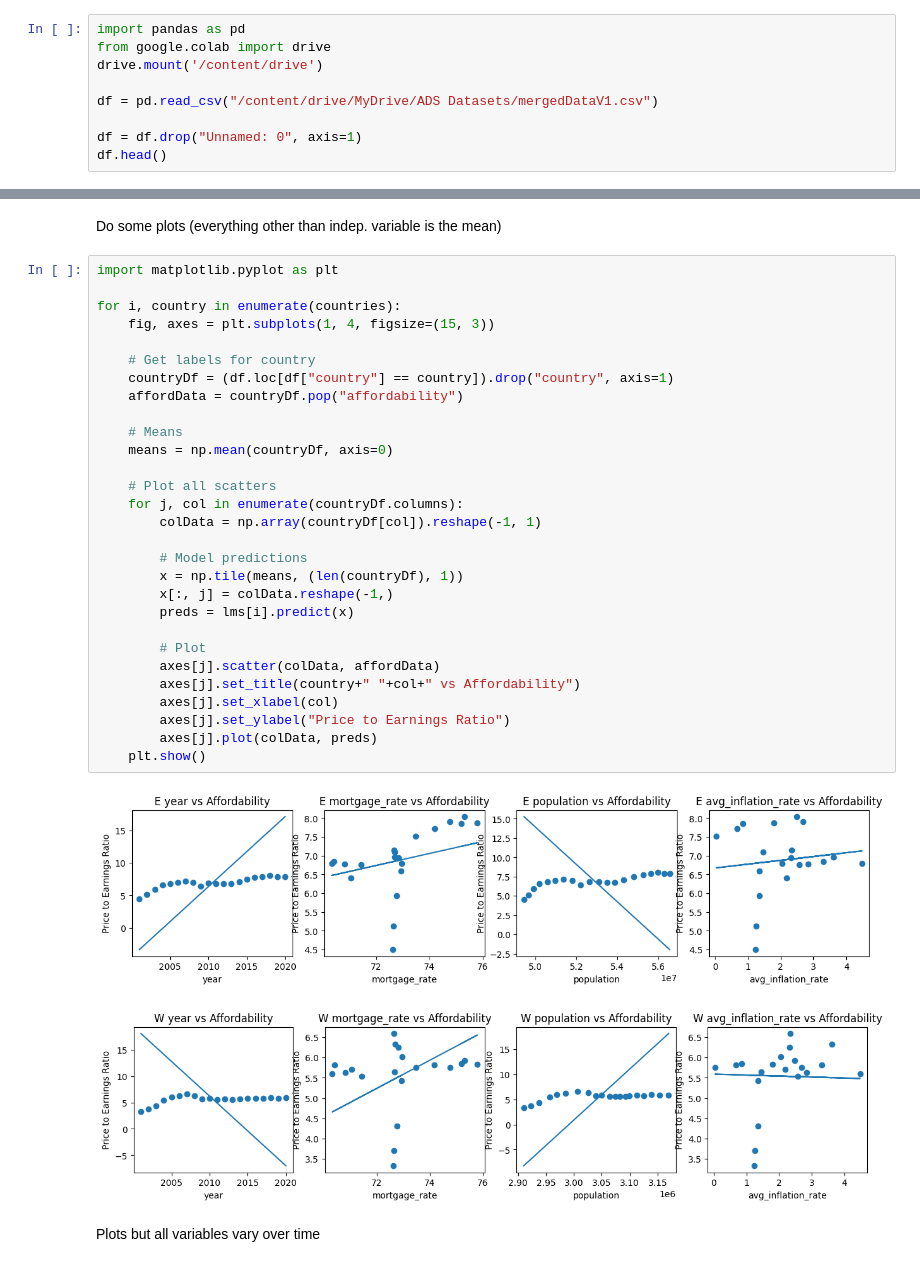
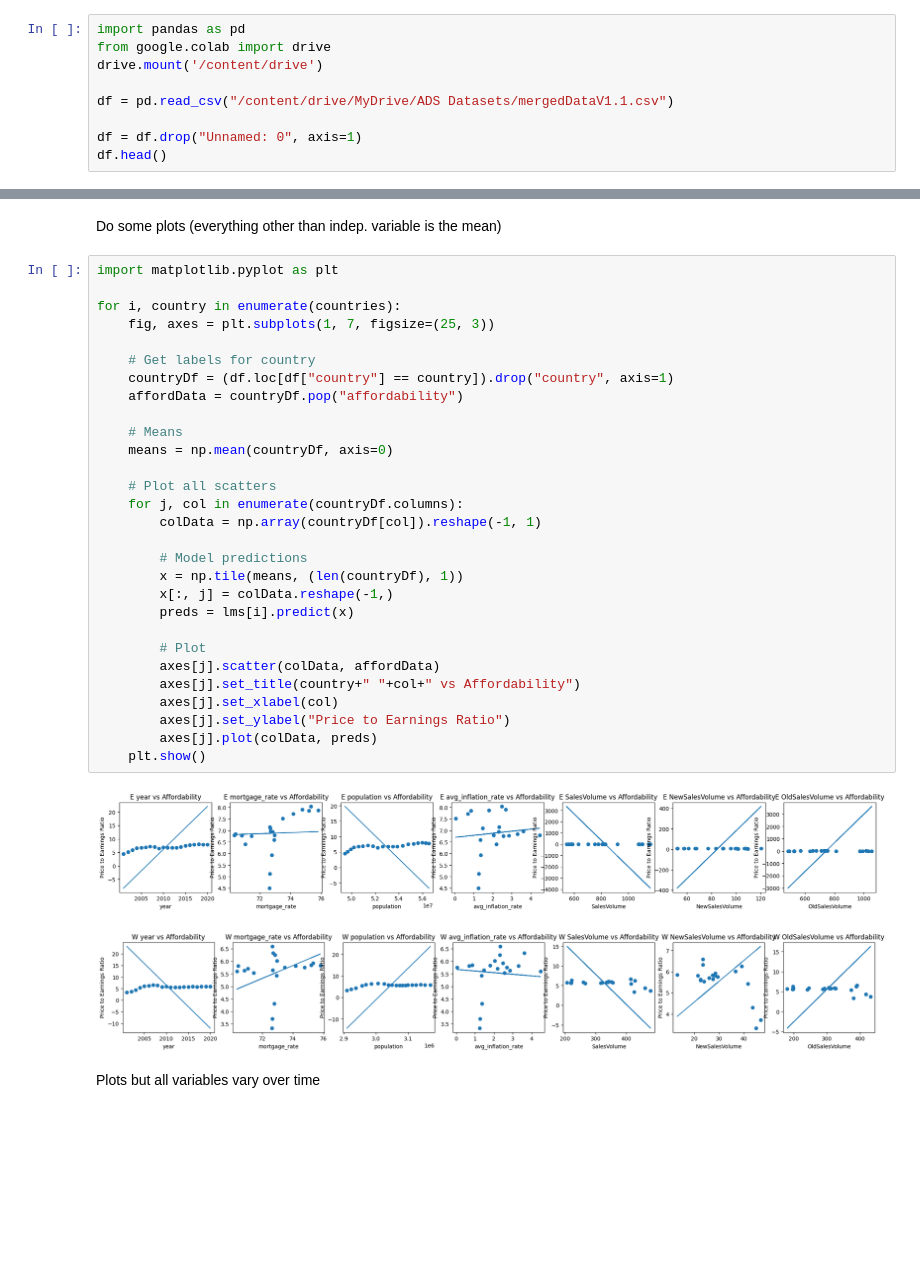
Before and after one commit to qa21336/HousingStatisticsAnalysis-, a Jupyter notebook: Merged_Data_Feature_Evaluation.ipynb, the cells around one changed output, grey strips where cells are left out. Saved outputs shown, nothing was run; the diff lists cells and outputs as text; blank space fills up the shorter version.

```diff
--- a/Merged_Data_Feature_Evaluation.ipynb
+++ b/Merged_Data_Feature_Evaluation.ipynb
@@ -9,7 +9,7 @@ import pandas as pd
 from google.colab import drive
 drive.mount('/content/drive')
 
-df = pd.read_csv("/content/drive/MyDrive/ADS Datasets/mergedDataV1.csv")
+df = pd.read_csv("/content/drive/MyDrive/ADS Datasets/mergedDataV1.1.csv")
 
 df = df.drop("Unnamed: 0", axis=1)
 df.head()
@@ -93,35 +93,35 @@ Do some plots (everything other than indep. variable is the mean)
 # %%
 import matplotlib.pyplot as plt
 
 for i, country in enumerate(countries):
-    fig, axes = plt.subplots(1, 4, figsize=(15, 3))
+    fig, axes = plt.subplots(1, 7, figsize=(25, 3))
 
     # Get labels for country
     countryDf = (df.loc[df["country"] == country]).drop("country", axis=1)
     affordData = countryDf.pop("affordability")
 
     # Means
     means = np.mean(countryDf, axis=0)
 
     # Plot all scatters
     for j, col in enumerate(countryDf.columns):
         colData = np.array(countryDf[col]).reshape(-1, 1)
 
         # Model predictions
         x = np.tile(means, (len(countryDf), 1))
         x[:, j] = colData.reshape(-1,)
         preds = lms[i].predict(x)
 
         # Plot
         axes[j].scatter(colData, affordData)
         axes[j].set_title(country+" "+col+" vs Affordability")
         axes[j].set_xlabel(col)
         axes[j].set_ylabel("Price to Earnings Ratio")
         axes[j].plot(colData, preds)
     plt.show()
 # %% [output]
-[figure, old version]
+[figure, new version]
-[figure, old version]
+[figure, new version]
 # %% [markdown]
 Plots but all variables vary over time
 # %%
```
Also changed, not shown: parts of 12 cells of this notebook.
